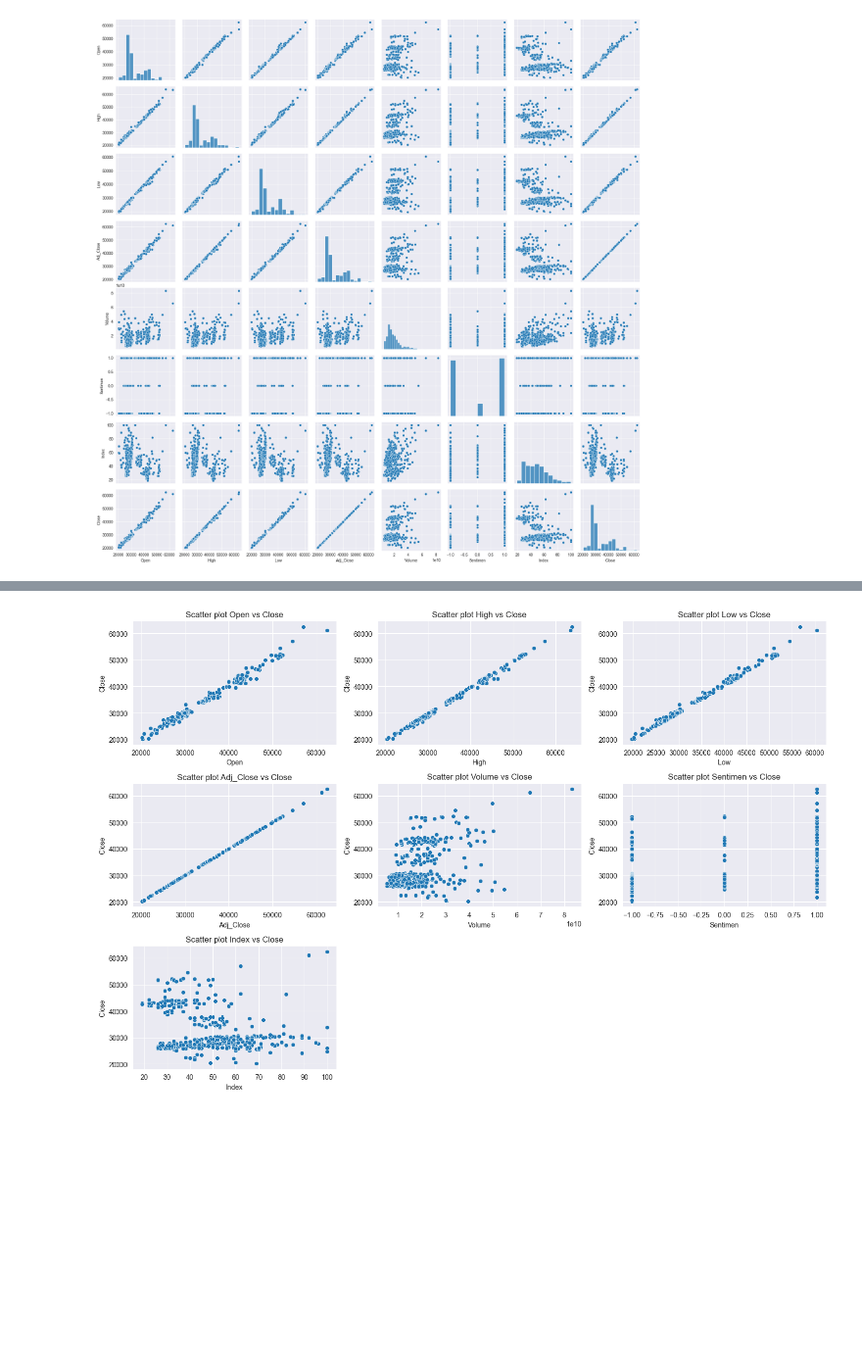
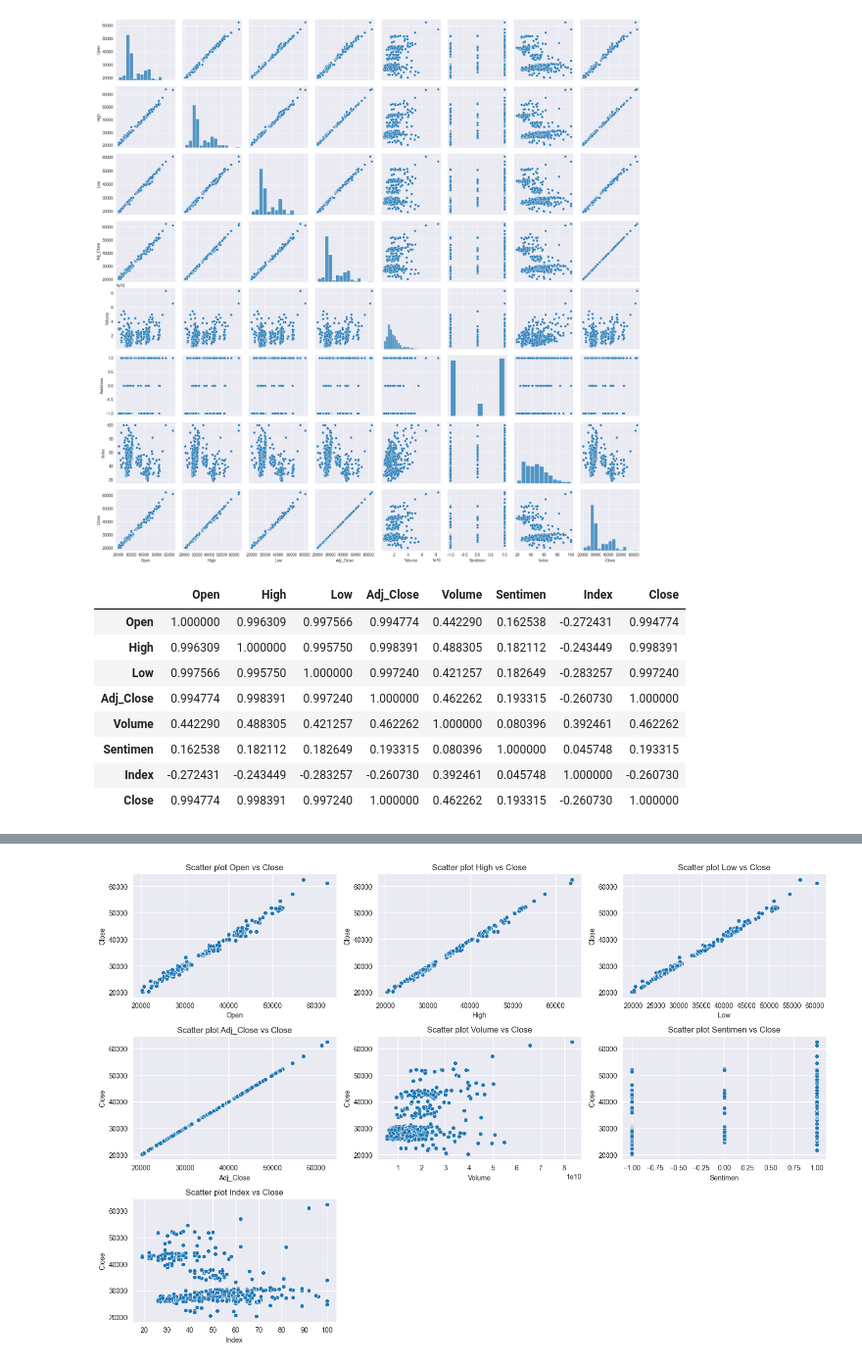
Before and after one commit to fadillazundina/bitcoin-prediction-using-sentiment, a Jupyter notebook: EDA.ipynb, the cells around one changed output, grey strips where cells are left out. Shown at 98% size. Saved outputs shown, nothing was run; the diff lists cells and outputs as text; code cells hidden in the pictures; blank space fills up the shorter version.

```diff
--- a/EDA.ipynb
+++ b/EDA.ipynb
@@ -264,5 +284,17 @@ sns.pairplot(df)
 # %% [output]
 <seaborn.axisgrid.PairGrid at 0x...>
 [figure]
+# %%
+df.corr()
+# %% [output]
+|  | Open | High | Low | Adj_Close | Volume | Sentimen | Index | Close |
+| Open | 1.000000 | 0.996309 | 0.997566 | 0.994774 | 0.442290 | 0.162538 | -0.272431 | 0.994774 |
+| High | 0.996309 | 1.000000 | 0.995750 | 0.998391 | 0.488305 | 0.182112 | -0.243449 | 0.998391 |
+| Low | 0.997566 | 0.995750 | 1.000000 | 0.997240 | 0.421257 | 0.182649 | -0.283257 | 0.997240 |
+| Adj_Close | 0.994774 | 0.998391 | 0.997240 | 1.000000 | 0.462262 | 0.193315 | -0.260730 | 1.000000 |
+| Volume | 0.442290 | 0.488305 | 0.421257 | 0.462262 | 1.000000 | 0.080396 | 0.392461 | 0.462262 |
+| Sentimen | 0.162538 | 0.182112 | 0.182649 | 0.193315 | 0.080396 | 1.000000 | 0.045748 | 0.193315 |
+| Index | -0.272431 | -0.243449 | -0.283257 | -0.260730 | 0.392461 | 0.045748 | 1.000000 | -0.260730 |
+| Close | 0.994774 | 0.998391 | 0.997240 | 1.000000 | 0.462262 | 0.193315 | -0.260730 | 1.000000 |
 # %%
 plt.figure(figsize=(10, 5))
```
Also changed, not shown: parts of 4 cells of this notebook.
